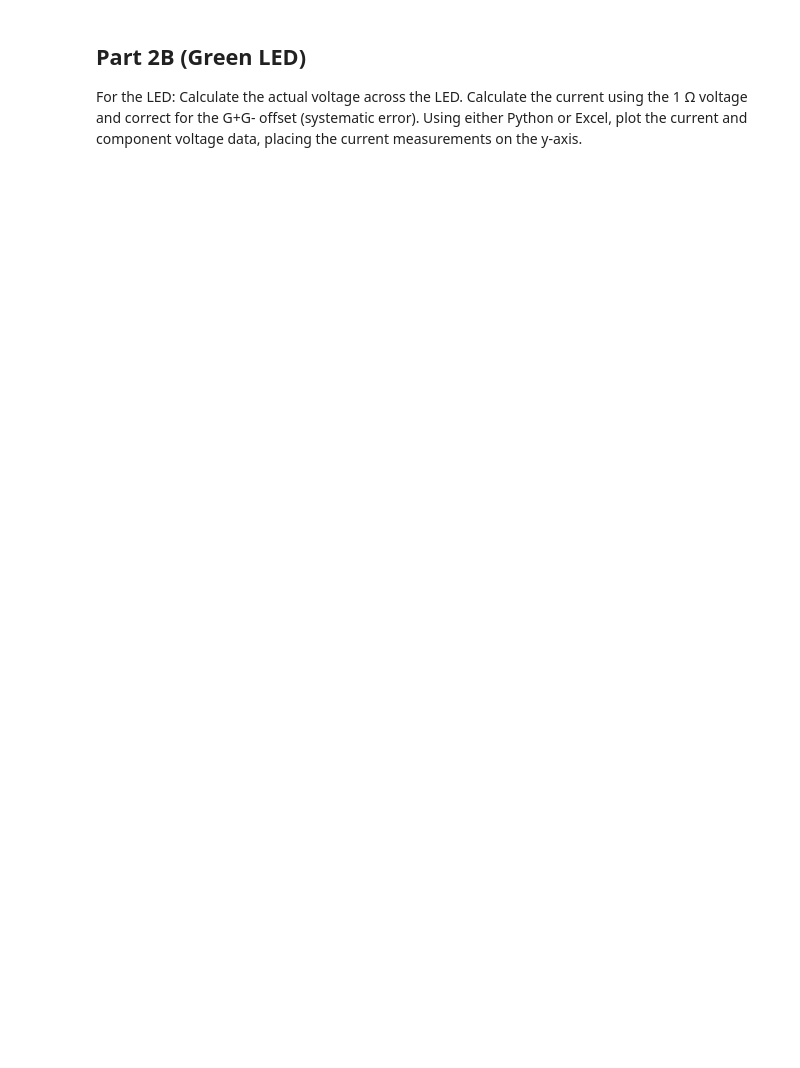
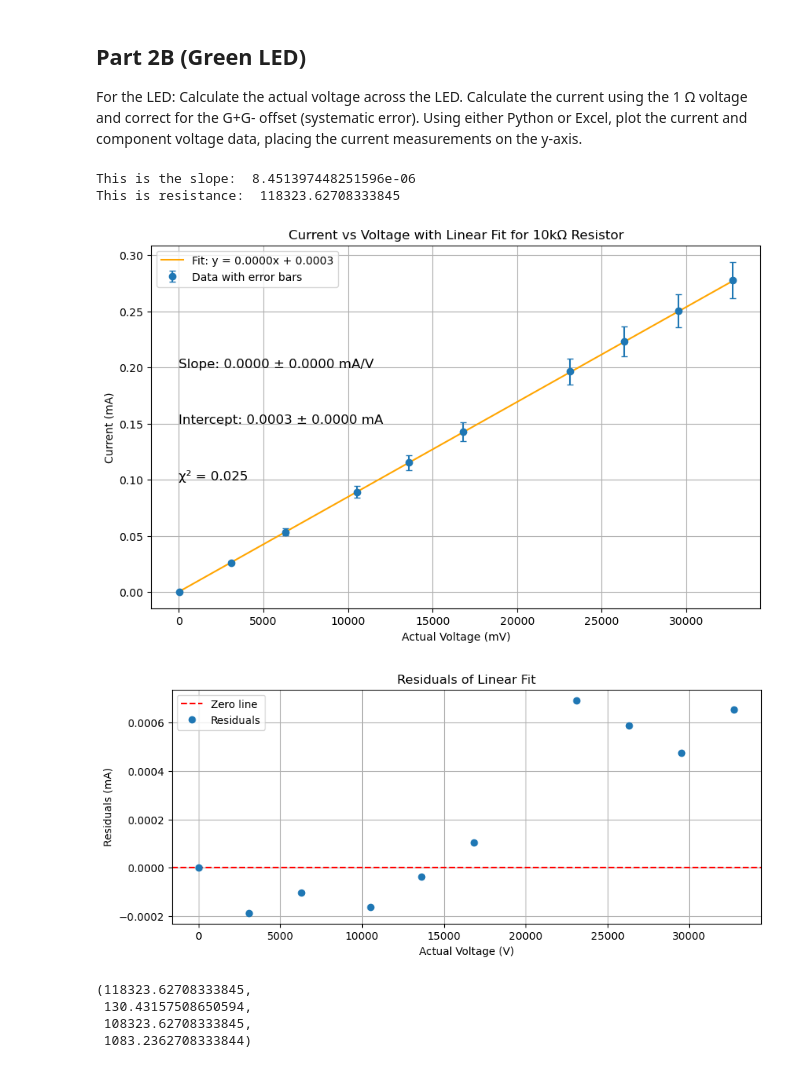
Before and after one commit to Faith-Qiao/physics5bl, a Jupyter notebook: lab8/lab8.ipynb, the cells around one changed output. Cells and saved outputs as stored; diff of their text form; code cells hidden in the pictures; blank space fills up the shorter version.

Commit message:
finish everything aside from red LED :

```diff
--- a/lab8/lab8.ipynb
+++ b/lab8/lab8.ipynb
@@ -125,6 +124,72 @@ This is resistance:  10.733018281405176
 # %% [markdown]
 ## Part 2B (Green LED)
 For the LED:  Calculate the actual voltage across the LED. Calculate the current using the 1 Ω voltage and correct for the G+G- offset (systematic error).  Using either Python or Excel, plot the current and component voltage data, placing the current measurements on the y-axis.
+# %%
+def plot_everything(x_data, y_data, y_error):
+    # Linear model function
+    def linear_model(x, m, c):
+        return m * x + c
+
+    # Fit the data
+    popt, pcov = curve_fit(linear_model, x_data, y_data, sigma=y_error)
+    slope, intercept = popt
+    print("This is the slope: ", slope)
+    print("This is resistance: ", 1/slope )
+    slope_err, intercept_err = np.sqrt(np.diag(pcov))
+
+    # Residuals
+    residuals = y_data - linear_model(x_data, *popt)
+    chi_squared = np.sum((residuals / y_error) ** 2)
+
+    # Plot data with fit and error bars
+    plt.figure(figsize=(10, 6), dpi=100)
+    plt.errorbar(x_data, y_data, yerr=y_error, fmt='o', capsize=3, label="Data with error bars")
+    plt.plot(x_data, linear_model(x_data, *popt), label=f'Fit: y = {slope:.4f}x + {intercept:.4f}', color='orange')
+
+    # Adding labels and best fit parameters
+    plt.title("Current vs Voltage with Linear Fit for 10kΩ Resistor")
+    plt.xlabel("Actual Voltage (mV)")  # Fixed label
+    plt.ylabel("Current (mA)")  # Fixed label
+    plt.text(0.5, 0.20, f"Slope: {slope:.4f} ± {slope_err:.4f} mA/V", fontsize=12)
+    plt.text(0.5, 0.15, f"Intercept: {intercept:.4f} ± {intercept_err:.4f} mA", fontsize=12)
+    plt.text(0.5, 0.10, f"χ² = {chi_squared:.3f}", fontsize=12)
+    plt.legend()
+    plt.grid(True)
+    plt.show()
+
+    # Plot residuals
+    plt.figure(figsize=(10, 4), dpi=100)
+    plt.errorbar(x_data, residuals, fmt='o', capsize=3, label="Residuals")
+    plt.axhline(0, color='red', linestyle='--', label="Zero line")
+    plt.title("Residuals of Linear Fit")
+    plt.xlabel("Actual Voltage (V)")
+    plt.ylabel("Residuals (mA)")
+    plt.legend()
+    plt.grid(True)
+    plt.show()
+
+    # Calculating resistance R from the fit (1/slope)
+    R_fit = 1 / slope
+    R_fit_error = slope_err / slope**2
+    R_nominal = 10000  # Nominal resistance value (10kΩ)
+
+    # Agreement test (difference between fit and nominal values)
+    agreement = abs(R_fit - R_nominal)
+    agreement_percentage = (agreement / R_nominal) * 100
+
+    # Return values for further use
+    return R_fit, R_fit_error, agreement, agreement_percentage
+
+plot_everything(x_data, y_data, y_error)
+# %% [output]
+This is the slope:  8.451397448251596e-06
+This is resistance:  118323.62708333845
+[figure, added]
+[figure, added]
+(118323.62708333845,
+ 130.43157508650594,
+ 108323.62708333845,
+ 1083.2362708333844)
 # %%
 part2bgreen = pd.read_csv('part2bgreen.csv')
 print(part2bgreen.columns)
```
Also changed, not shown: parts of 3 cells of this notebook, 1 other file.
